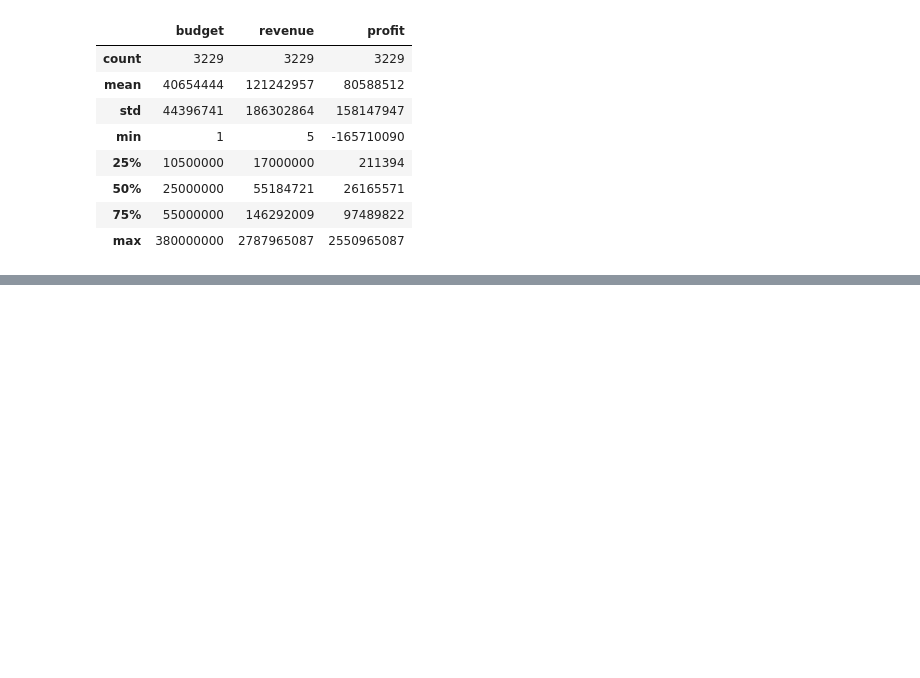
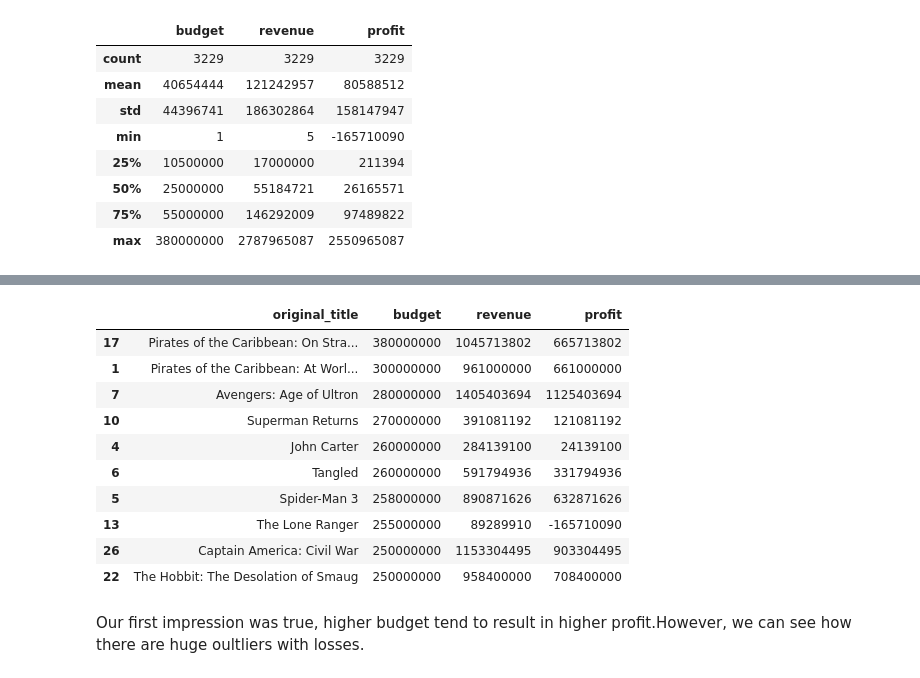
Before and after one commit to bielmc11/IMDB-MOVIES-ANALYSIS, a Jupyter notebook: movies_analysis.ipynb, the cells around one changed output, grey strips where cells are left out. Drawn from its saved outputs; the diff is of its cells as text; code cells hidden in the pictures; blank space fills up the shorter version.

```diff
--- a/movies_analysis.ipynb
+++ b/movies_analysis.ipynb
@@ -259,0 +286,3 @@ plt.show()
+# %%
+blockbuster = q3_set[q3_set['budget'] > 97489822 ]
+blockbuster[['budget', 'revenue', 'profit']].describe().astype(int)
@@ -259,0 +299,16 @@ plt.show()
+# %%
+blockbuster[['original_title', 'budget', 'revenue', 'profit']].sort_values(by='budget', ascending=False).head(10)
+# %% [output]
+|  | original_title | budget | revenue | profit |
+| 17 | Pirates of the Caribbean: On Stra... | 380000000 | 1045713802 | 665713802 |
+| 1 | Pirates of the Caribbean: At Worl... | 300000000 | 961000000 | 661000000 |
+| 7 | Avengers: Age of Ultron | 280000000 | 1405403694 | 1125403694 |
+| 10 | Superman Returns | 270000000 | 391081192 | 121081192 |
+| 4 | John Carter | 260000000 | 284139100 | 24139100 |
+| 6 | Tangled | 260000000 | 591794936 | 331794936 |
+| 5 | Spider-Man 3 | 258000000 | 890871626 | 632871626 |
+| 13 | The Lone Ranger | 255000000 | 89289910 | -165710090 |
+| 26 | Captain America: Civil War | 250000000 | 1153304495 | 903304495 |
+| 22 | The Hobbit: The Desolation of Smaug | 250000000 | 958400000 | 708400000 |
+# %% [markdown]
+Our first impression was true, higher budget tend to result in higher profit.However, we can see how there are huge oultliers with losses.
```
Also changed, not shown: parts of 9 cells of this notebook.
